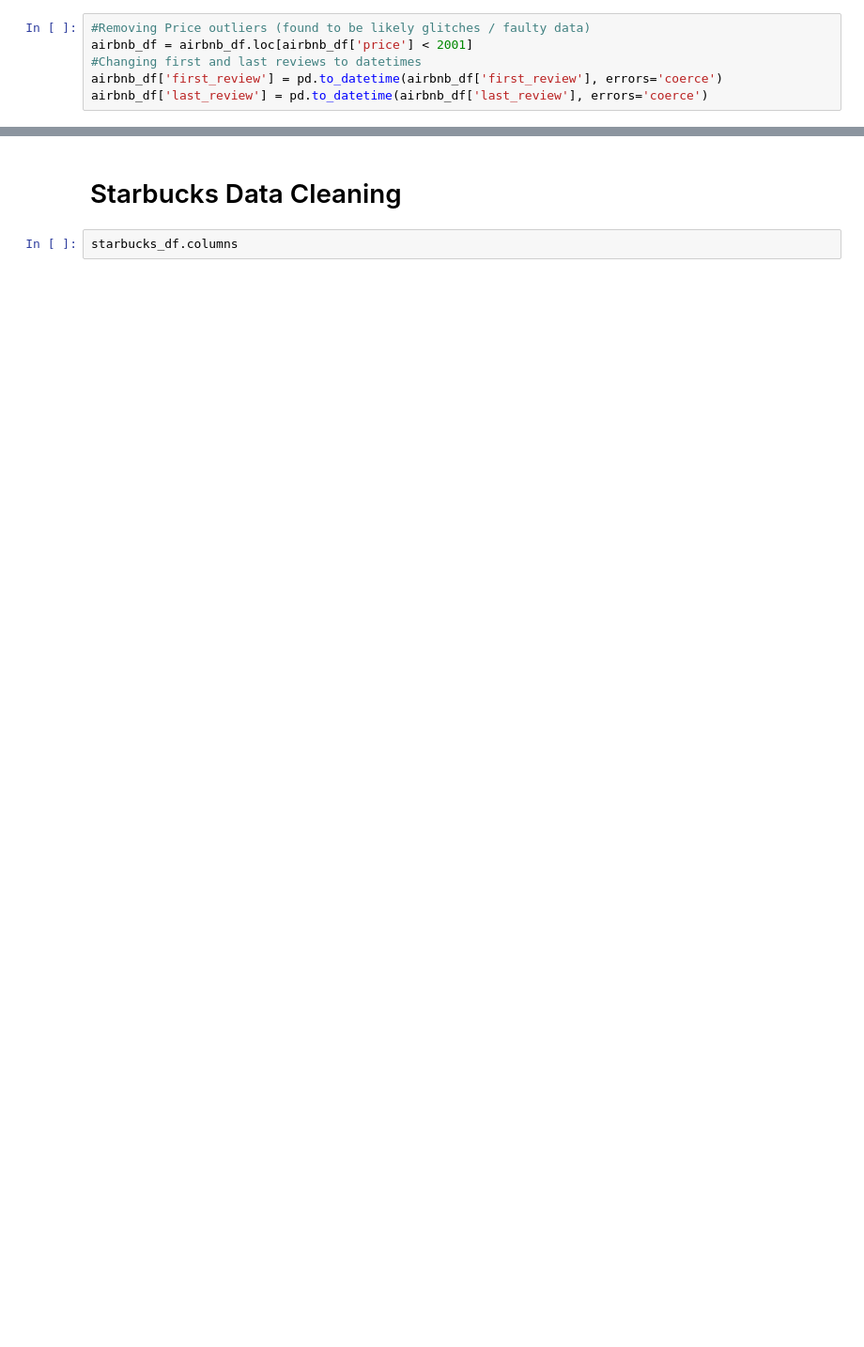
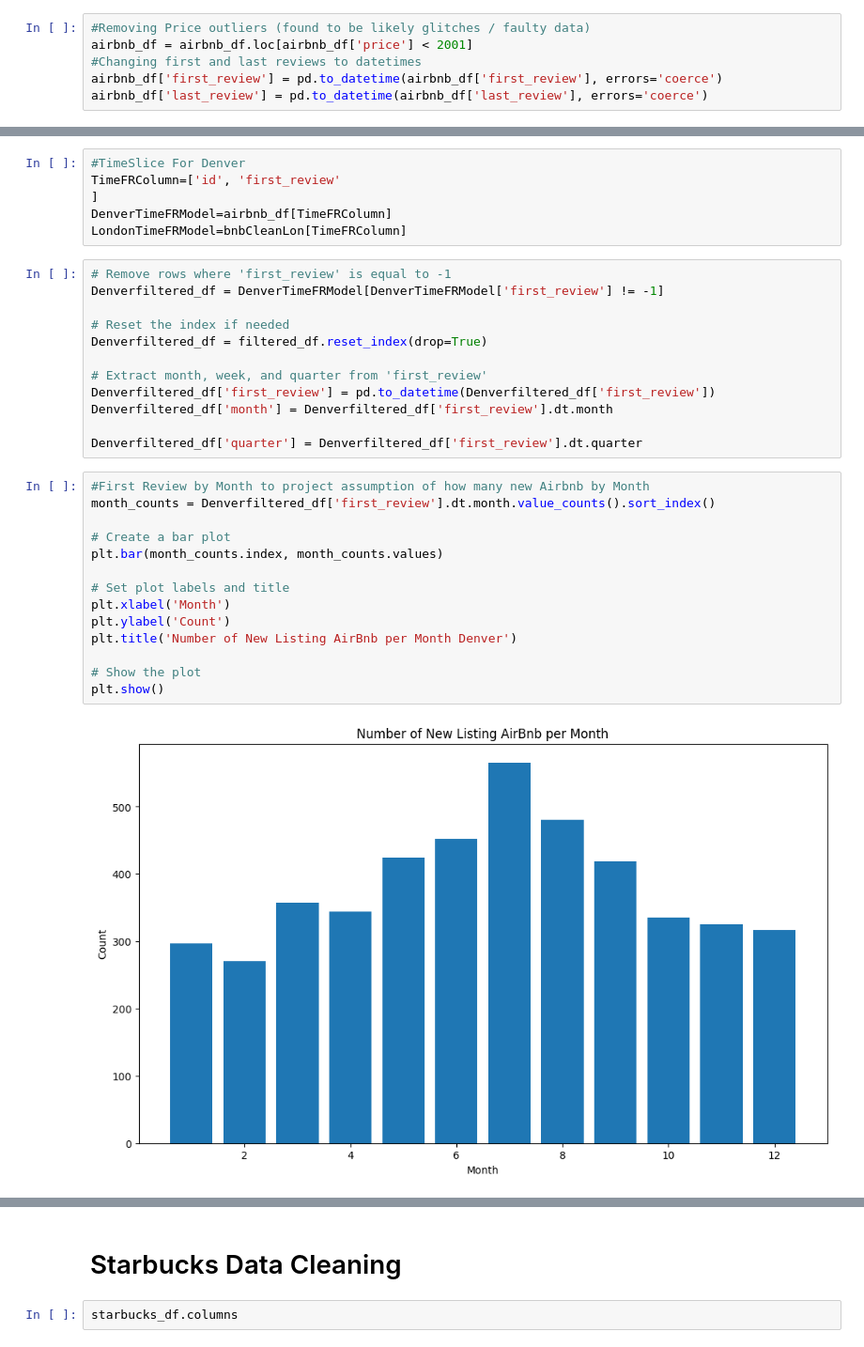
Before and after one commit to mdipinto1/m.c-squared, a Jupyter notebook: map_notebook_cz.ipynb, the cells around one changed output, grey strips where cells are left out. Shown at 94% size. Drawn from its saved outputs; the diff is of its cells as text; blank space fills up the shorter version.

```diff
--- a/map_notebook_cz.ipynb
+++ b/map_notebook_cz.ipynb
@@ -193,0 +377,34 @@ Index(['description', 'neighborhood_overview', 'host_neighbourhood',
+# %%
+#TimeSlice For Denver
+TimeFRColumn=['id', 'first_review'
+]
+DenverTimeFRModel=airbnb_df[TimeFRColumn]
+LondonTimeFRModel=bnbCleanLon[TimeFRColumn]
+# %%
+# Remove rows where 'first_review' is equal to -1
+Denverfiltered_df = DenverTimeFRModel[DenverTimeFRModel['first_review'] != -1]
+
+# Reset the index if needed
+Denverfiltered_df = filtered_df.reset_index(drop=True)
+
+# Extract month, week, and quarter from 'first_review'
+Denverfiltered_df['first_review'] = pd.to_datetime(Denverfiltered_df['first_review'])
+Denverfiltered_df['month'] = Denverfiltered_df['first_review'].dt.month
+
+Denverfiltered_df['quarter'] = Denverfiltered_df['first_review'].dt.quarter
+# %%
+#First Review by Month to project assumption of how many new Airbnb by Month
+month_counts = Denverfiltered_df['first_review'].dt.month.value_counts().sort_index()
+
+# Create a bar plot
+plt.bar(month_counts.index, month_counts.values)
+
+# Set plot labels and title
+plt.xlabel('Month')
+plt.ylabel('Count')
+plt.title('Number of New Listing AirBnb per Month Denver')
+
+# Show the plot
+plt.show()
+# %% [output]
+[figure, added]
```
Also changed, not shown: parts of 50 cells of this notebook.
